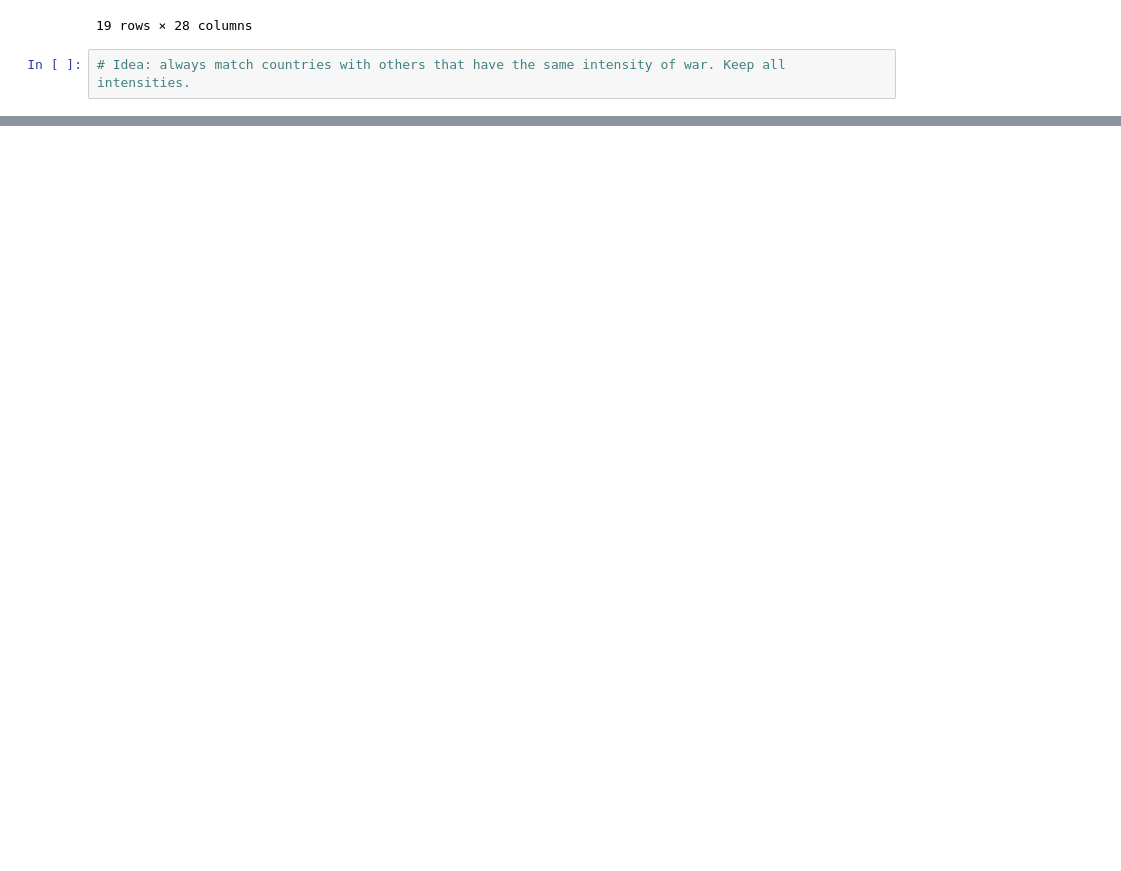
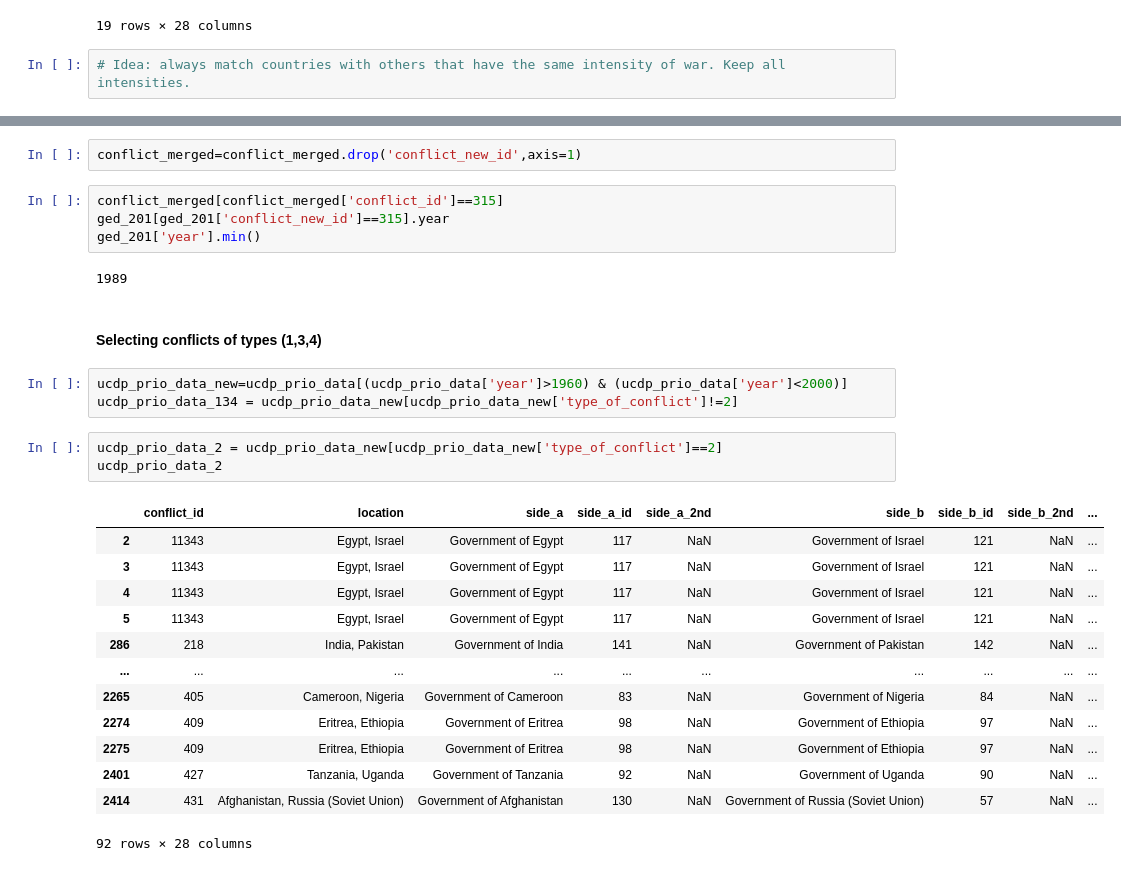
Before and after one commit to epfl-ada/ada-2020-project-milestone-p3-p3_limonada, a Jupyter notebook: creative_extension.ipynb, the cells around one changed output, grey strips where cells are left out. Saved outputs shown, nothing was run; the diff lists cells and outputs as text; blank space fills up the shorter version.

```diff
--- a/creative_extension.ipynb
+++ b/creative_extension.ipynb
@@ -306,0 +386,30 @@ ucdp_prio_data[(ucdp_prio_data.type_of_conflict != 2) & (ucdp_prio_data.location
+# %%
+conflict_merged=conflict_merged.drop('conflict_new_id',axis=1)
+# %%
+conflict_merged[conflict_merged['conflict_id']==315]
+ged_201[ged_201['conflict_new_id']==315].year
+ged_201['year'].min()
+# %% [output]
+1989
+# %% [markdown]
+#### Selecting conflicts of types (1,3,4)
+# %%
+ucdp_prio_data_new=ucdp_prio_data[(ucdp_prio_data['year']>1960) & (ucdp_prio_data['year']<2000)]
+ucdp_prio_data_134 = ucdp_prio_data_new[ucdp_prio_data_new['type_of_conflict']!=2]
+# %%
+ucdp_prio_data_2 = ucdp_prio_data_new[ucdp_prio_data_new['type_of_conflict']==2]
+ucdp_prio_data_2
+# %% [output]
+|  | conflict_id | location | side_a | side_a_id | side_a_2nd | side_b | side_b_id | side_b_2nd | ... |
+| 2 | 11343 | Egypt, Israel | Government of Egypt | 117 | NaN | Government of Israel | 121 | NaN | ... |
+| 3 | 11343 | Egypt, Israel | Government of Egypt | 117 | NaN | Government of Israel | 121 | NaN | ... |
+| 4 | 11343 | Egypt, Israel | Government of Egypt | 117 | NaN | Government of Israel | 121 | NaN | ... |
+| 5 | 11343 | Egypt, Israel | Government of Egypt | 117 | NaN | Government of Israel | 121 | NaN | ... |
+| 286 | 218 | India, Pakistan | Government of India | 141 | NaN | Government of Pakistan | 142 | NaN | ... |
+| ... | ... | ... | ... | ... | ... | ... | ... | ... | ... |
+| 2265 | 405 | Cameroon, Nigeria | Government of Cameroon | 83 | NaN | Government of Nigeria | 84 | NaN | ... |
+| 2274 | 409 | Eritrea, Ethiopia | Government of Eritrea | 98 | NaN | Government of Ethiopia | 97 | NaN | ... |
+| 2275 | 409 | Eritrea, Ethiopia | Government of Eritrea | 98 | NaN | Government of Ethiopia | 97 | NaN | ... |
+| 2401 | 427 | Tanzania, Uganda | Government of Tanzania | 92 | NaN | Government of Uganda | 90 | NaN | ... |
+| 2414 | 431 | Afghanistan, Russia (Soviet Union) | Government of Afghanistan | 130 | NaN | Government of Russia (Soviet Union) | 57 | NaN | ... |
+92 rows × 28 columns
```
Also changed, not shown: parts of 14 cells of this notebook.
